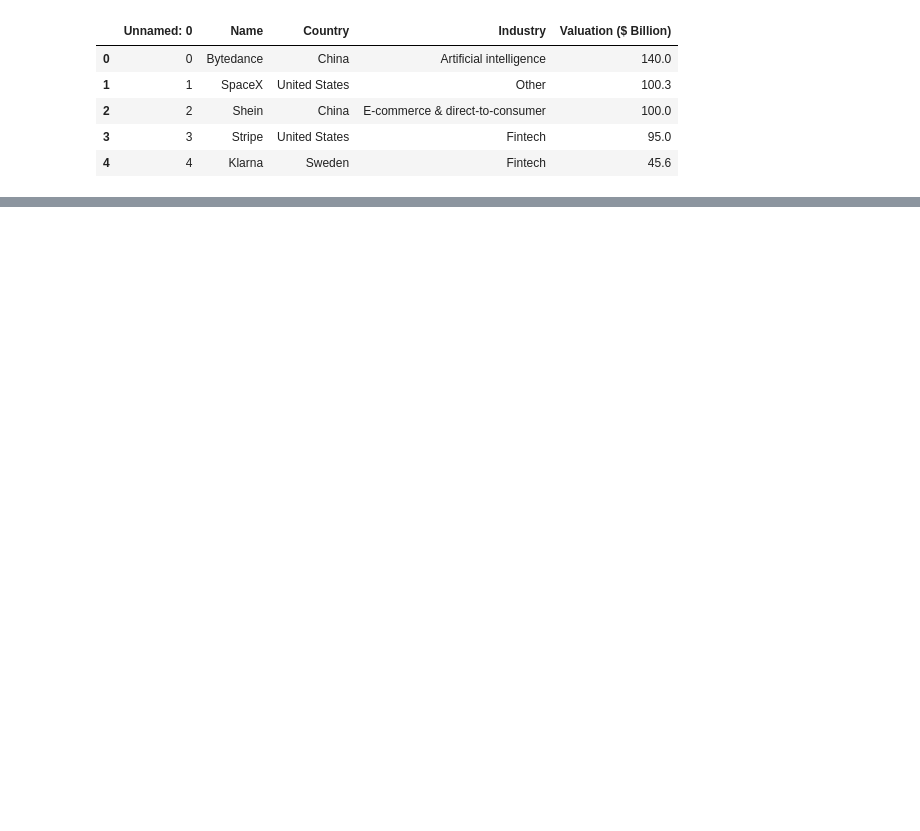
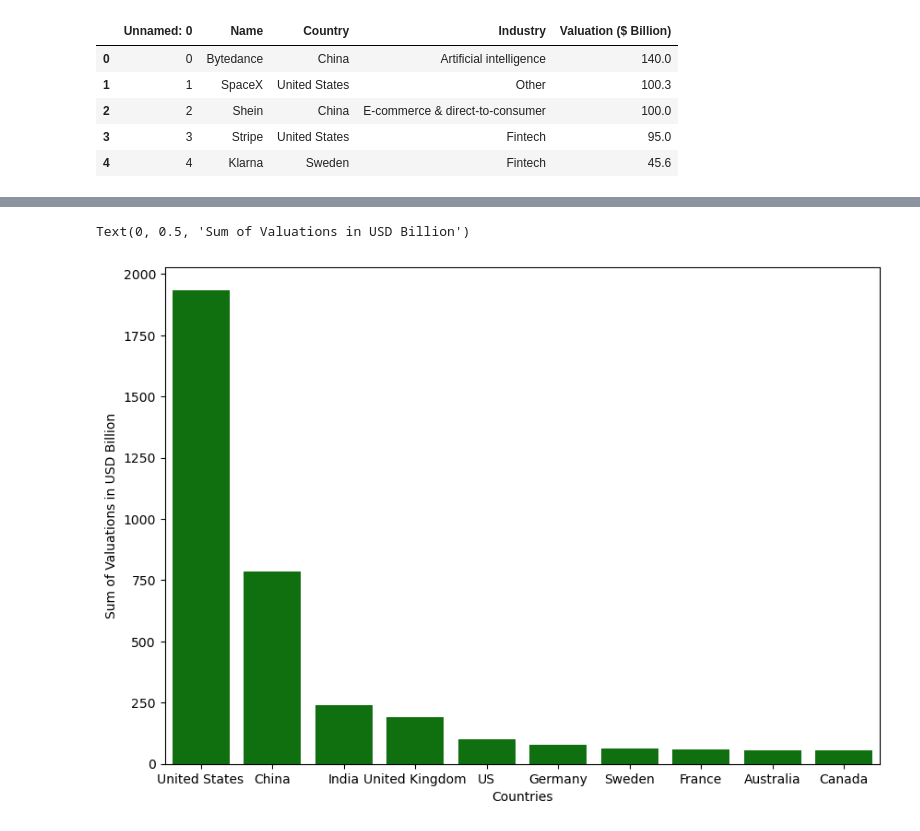
Before and after one commit to Frans-Grau/Project4-WebScrap, a Jupyter notebook: Insights/Unicorns.ipynb, the cells around one changed output, grey strips where cells are left out. Cells and saved outputs as stored; diff of their text form; code cells hidden in the pictures; blank space fills up the shorter version.

```diff
--- a/Insights/Unicorns.ipynb
+++ b/Insights/Unicorns.ipynb
@@ -42,3 +40,17 @@ Text(0.5, 0, 'Number of unicorns')
+# %%
+### Top Countries x Valutions
+
+# Grab the data
+TopCxV = unicorns.groupby('Country')['Valuation ($ Billion)'].sum().sort_values(ascending=False)[:10]
+
+# Plot
+fig03, ax = plt.subplots(figsize = (10, 7))
+sns.barplot( x = TopCxV.index , y = TopCxV.values, color="Green")
+ax.set_xlabel('Countries')
+ax.set_ylabel('Sum of Valuations in USD Billion')
+# %% [output]
+Text(0, 0.5, 'Sum of Valuations in USD Billion')
+[figure, added]
 # %%
 ### Top Industries x Num of unicorns
 # %%
```
Also changed, not shown: parts of 3 cells of this notebook.
